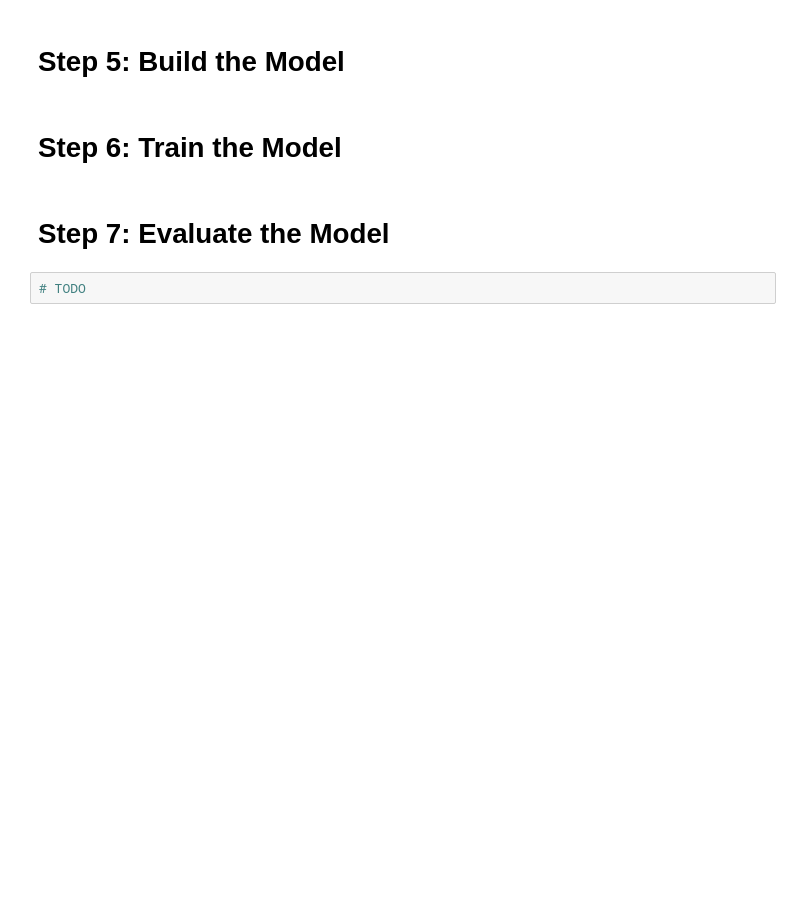
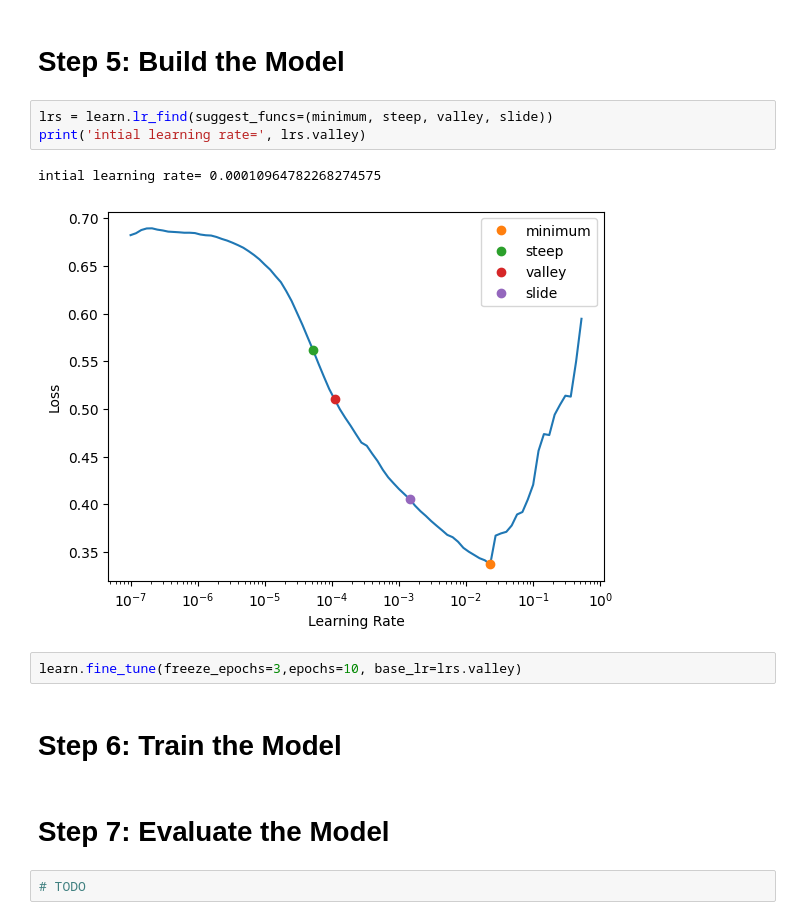
Before and after one commit to bjorneme/preliminary, a Jupyter notebook: main.ipynb, the cells around one changed output. Drawn from its saved outputs; the diff is of its cells as text; blank space fills up the shorter version.

```diff
--- a/main.ipynb
+++ b/main.ipynb
@@ -233,5 +233,13 @@ Num GPUs Available:  0
 # %% [markdown]
 # **Step 5: Build the Model**
+# %%
+lrs = learn.lr_find(suggest_funcs=(minimum, steep, valley, slide))
+print('intial learning rate=', lrs.valley)
+# %% [output]
+intial learning rate= 0.00010964782268274575
+[figure, added]
+# %%
+learn.fine_tune(freeze_epochs=3,epochs=10, base_lr=lrs.valley)
 # %% [markdown]
 # **Step 6: Train the Model**
 # %% [markdown]
```
Also changed, not shown: parts of 6 cells of this notebook.
